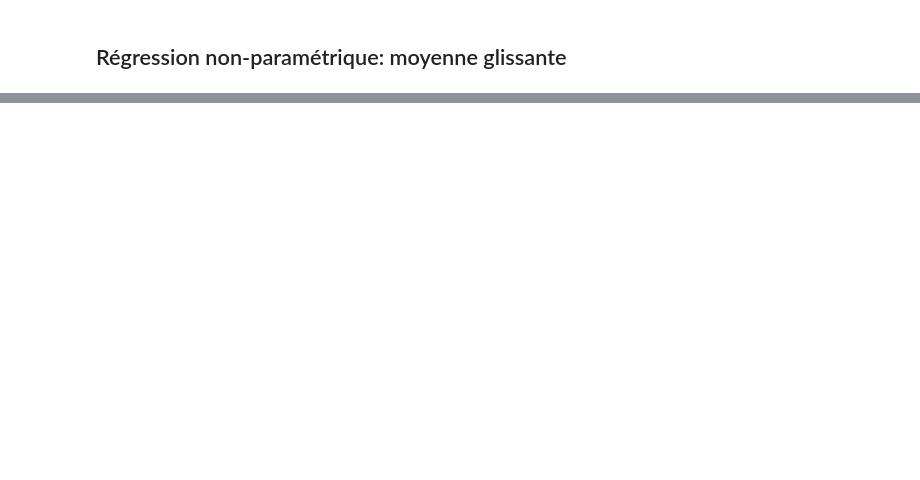
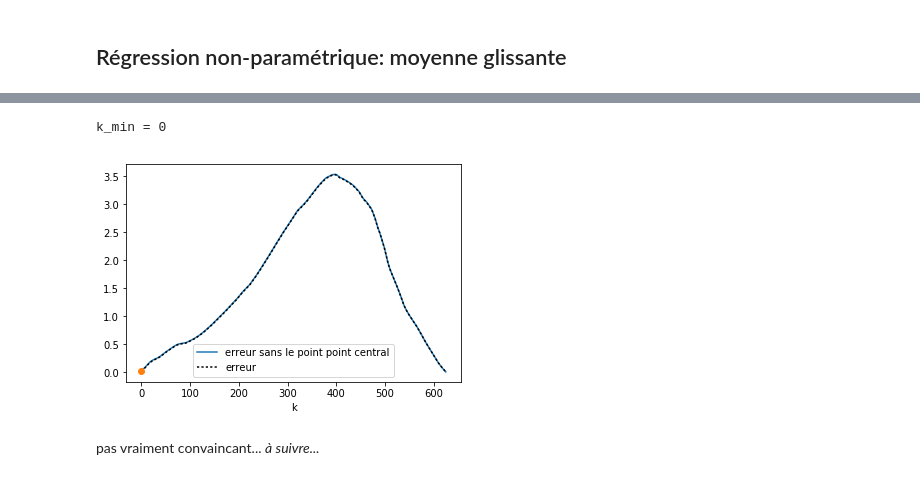
Before and after one commit to xdze2/xdze2.github.io-src, a Jupyter notebook: content/statistiques/glissant.ipynb, the cells around one changed output, grey strips where cells are left out. Cells and saved outputs as stored; diff of their text form; code cells hidden in the pictures; blank space fills up the shorter version.

```diff
--- a/content/statistiques/glissant.ipynb
+++ b/content/statistiques/glissant.ipynb
@@ -38,4 +39,4 @@ plt.plot( Xm, Ym, "-r" );
 # %%
-def costfun_simple(k):
+def costfun_simple(X, Y, k):
     Xm, Ym = moyenneGlissante( X, Y, k )
     return np.sum( ( Y[k:-k] - Ym )**2 )
@@ -105,0 +124,17 @@ plt.axis('equal');
+# %%
+cost = [ costfun_obliteree( X, Y, k+1 ) for k in range(int(len(X)/2)) ]
+cost_simple = [ costfun_simple(X, Y, k+1 ) for k in range(int(len(X)/2)) ]
+
+k_min = np.argmin(cost[:int(len(X)/4)] )
+print( 'k_min = %i'%k_min )
+
+plt.plot( cost , label='erreur sans le point point central'  )
+plt.plot(cost_simple, ':k', label='erreur'  )
+
+plt.plot( k_min, cost[k_min], 'o'  )
+plt.xlabel('k'); plt.legend();
+# %% [output]
+k_min = 0
+[figure, added]
+# %% [markdown]
+pas vraiment convaincant... _à suivre..._
```
Also changed, not shown: parts of 18 cells of this notebook, 8 other files.
